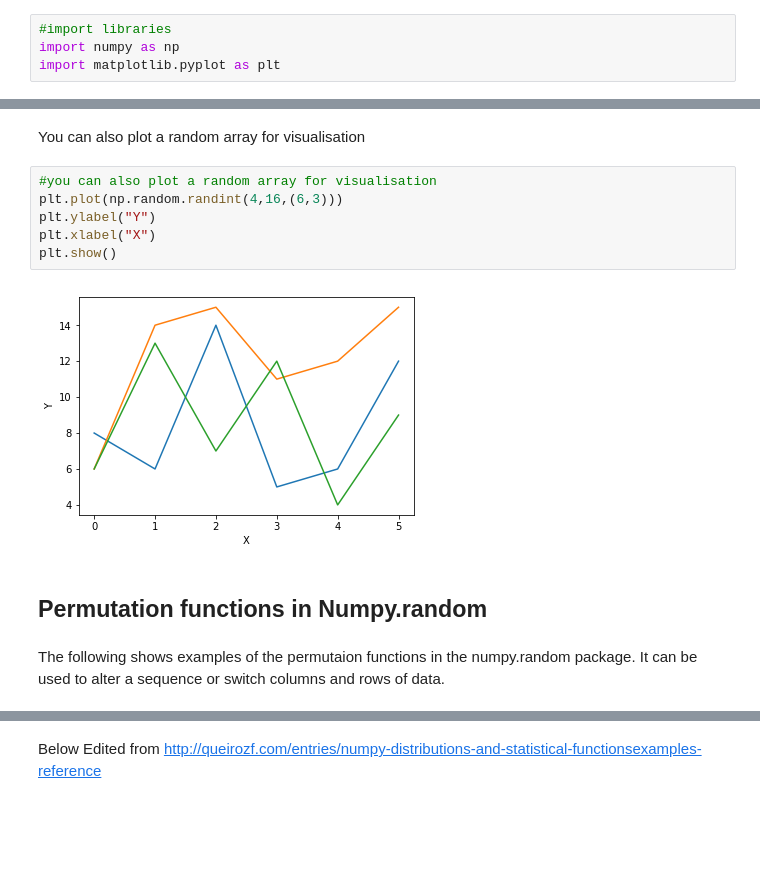
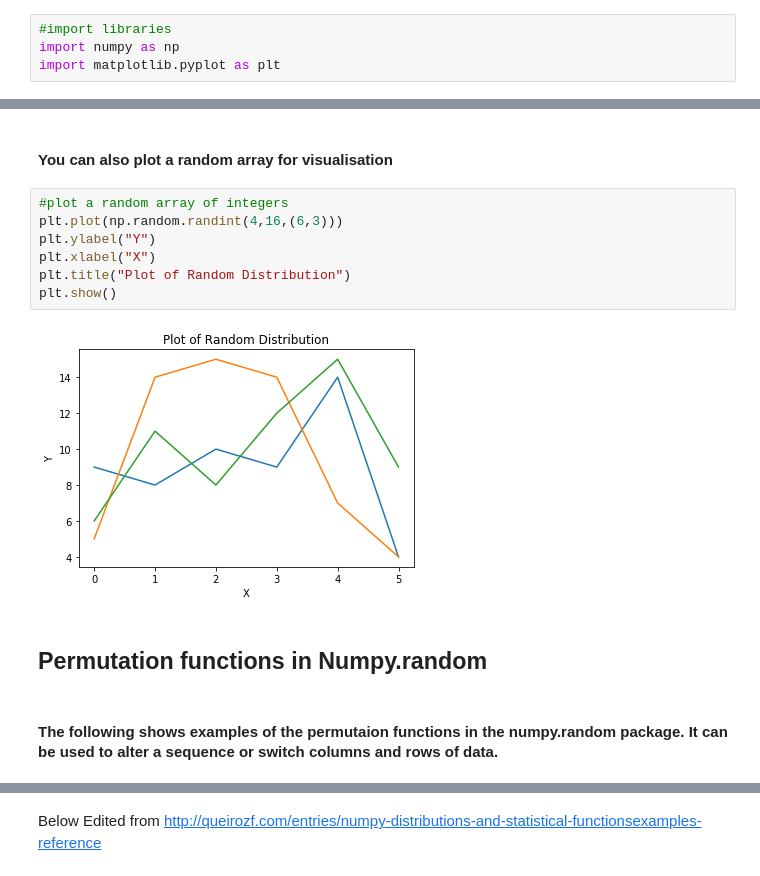
Before and after one commit to GregFee/Program-Numpy, a Jupyter notebook: Programming for Data Analysis Assignment1.ipynb, the cells around one changed output, grey strips where cells are left out. Saved outputs shown, nothing was run; the diff lists cells and outputs as text; blank space fills up the shorter version.

```diff
--- a/Programming for Data Analysis Assignment1.ipynb
+++ b/Programming for Data Analysis Assignment1.ipynb
@@ -62,17 +62,18 @@ print(flip, 'results of 20 flips')
 # %% [markdown]
-You can also plot a random array for visualisation
+#### You can also plot a random array for visualisation
 # %%
-#you can also plot a random array for visualisation
+#plot a random array of integers
 plt.plot(np.random.randint(4,16,(6,3)))
 plt.ylabel("Y")
 plt.xlabel("X")
+plt.title("Plot of Random Distribution")
 plt.show()
 # %% [output]
-[figure, old version]
+[figure, new version]
 # %% [markdown]
 ## Permutation functions in Numpy.random
 # %% [markdown]
-The following shows examples of the permutaion functions in the numpy.random package. It can be used to alter a sequence or switch columns and rows of data.
+#### The following shows examples of the permutaion functions in the numpy.random package. It can be used to alter a sequence or switch columns and rows of data.
 # %%
 #Example of using the shuffle function, range 0 - 14
 #This will randomly shuffle the array
```
Also changed, not shown: parts of 27 cells of this notebook.
